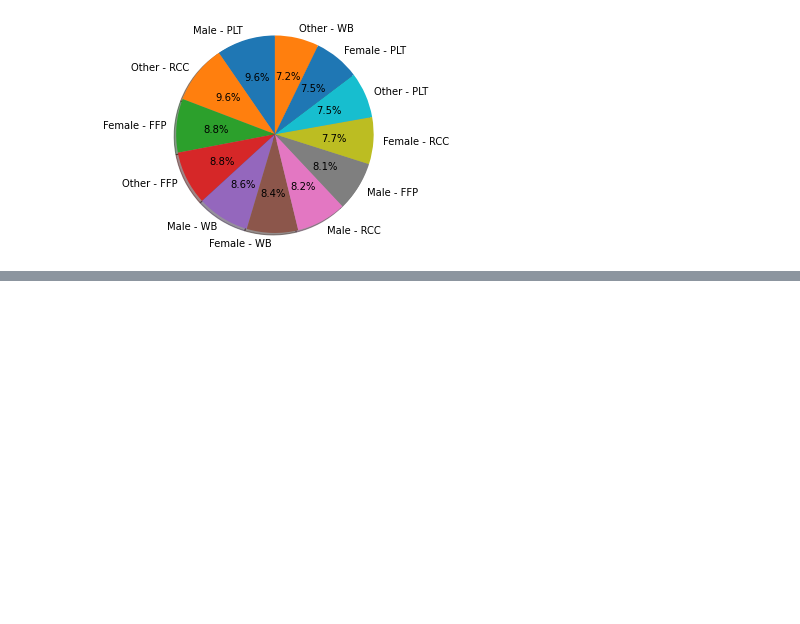
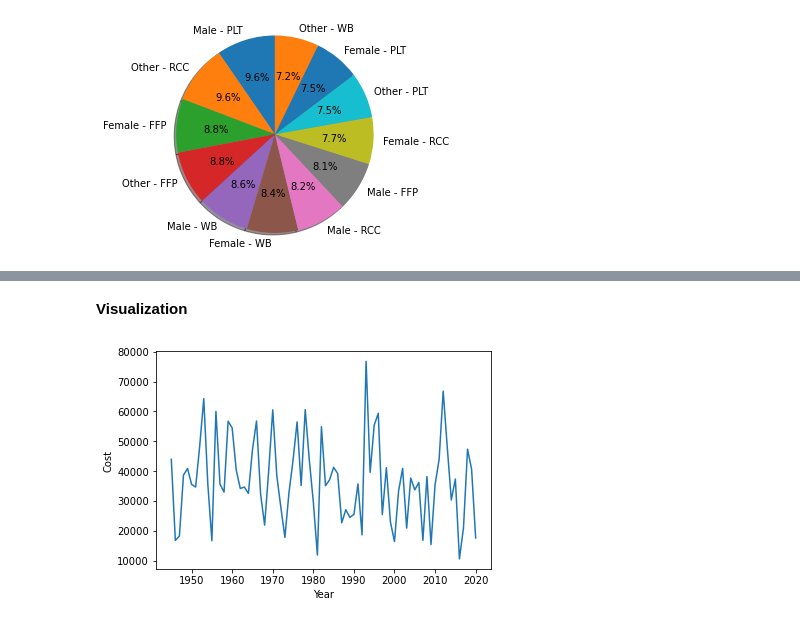
Before and after one commit to ihassanjavaid/BloodBank-Warehouse-py, a Jupyter notebook: notebooks/bloodbank_visualizations.ipynb, the cells around one changed output, grey strips where cells are left out. Cells and saved outputs as stored; diff of their text form; code cells hidden in the pictures; blank space fills up the shorter version.

```diff
--- a/notebooks/bloodbank_visualizations.ipynb
+++ b/notebooks/bloodbank_visualizations.ipynb
@@ -92,0 +95,5 @@ plt.show()
+# %%
+query10= pd.read_sql_query('SELECT T.year, SUM(C.value) as totalCostofBlood \
+                            FROM fact_table F Join cost C on C.cost_id = F.cost_id JOIN time T on T.time_id = F.time_id \
+                            GROUP BY T.year ORDER BY T.year DESC', \
+                            conn)
@@ -92,0 +111,10 @@ plt.show()
+# %% [markdown]
+**Visualization**
+# %%
+fig, ax = plt.subplots()
+ax.plot(list(query10['year']), list(query10['totalCostofBlood']))
+plt.xlabel('Year')
+plt.ylabel('Cost')
+plt.show()
+# %% [output]
+[figure, added]
```
Also changed, not shown: parts of 3 cells of this notebook.
